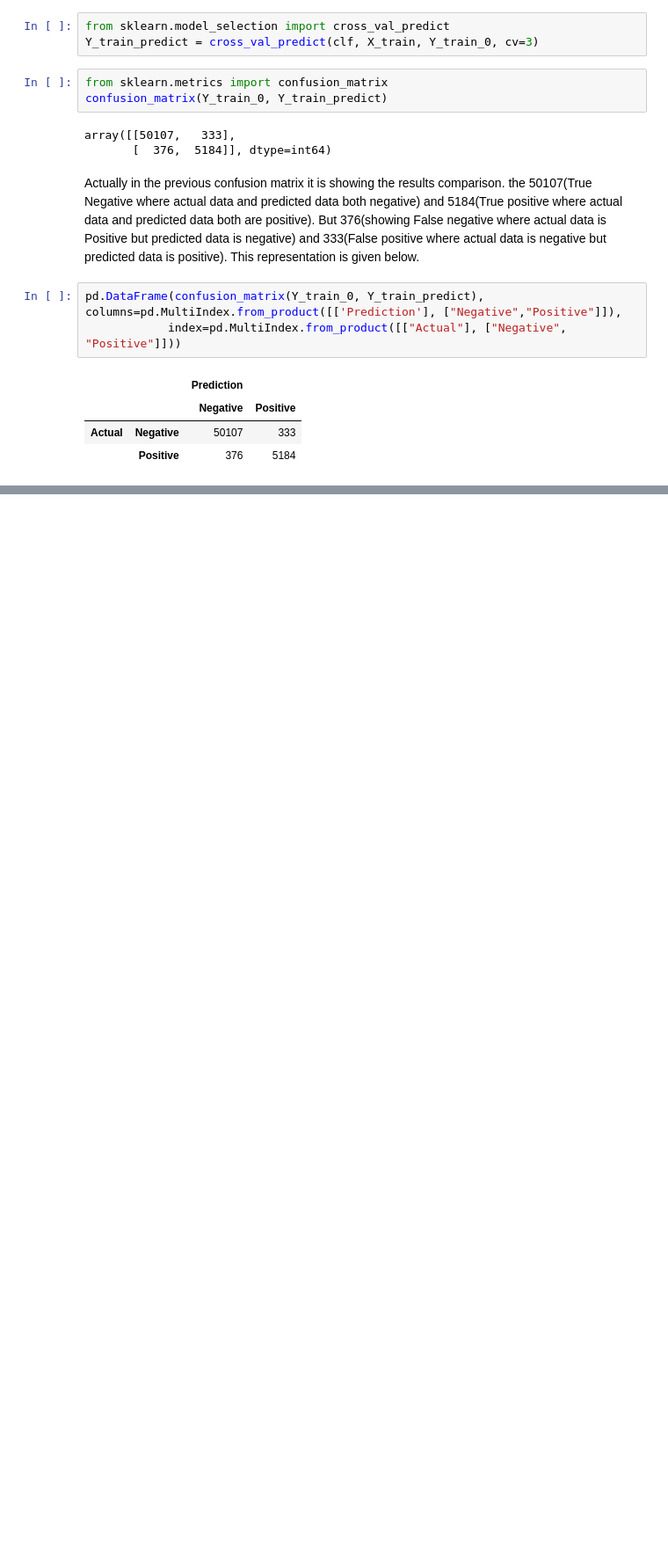
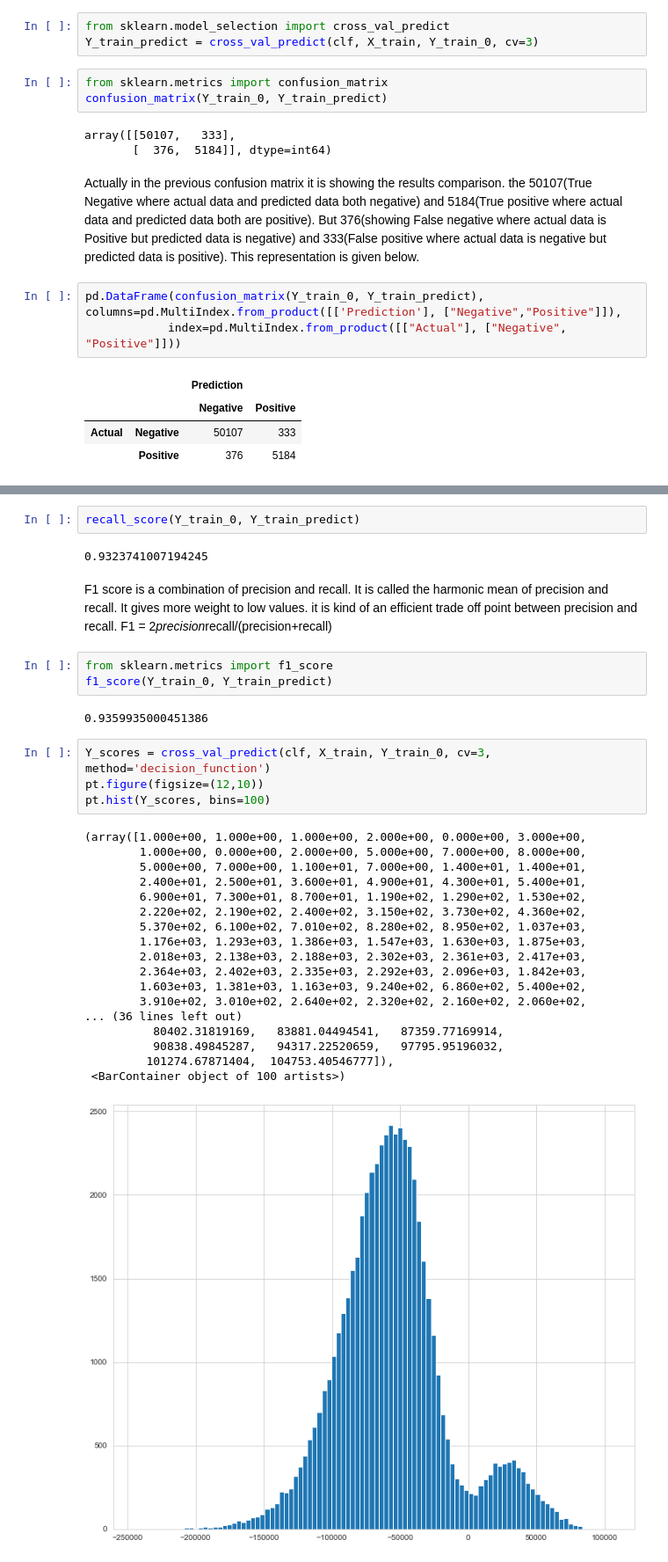
Before and after one commit to mashnun/Classification-Learning, a Jupyter notebook: Classification type ML.ipynb, the cells around one changed output, grey strips where cells are left out. Shown: that part at 88% size. Drawn from its saved outputs; the diff is of its cells as text; blank space fills up the shorter version.

```diff
--- a/Classification type ML.ipynb
+++ b/Classification type ML.ipynb
@@ -249,0 +259,34 @@ pd.DataFrame(confusion_matrix(Y_train_0, Y_train_predict), columns=pd.MultiIndex
+# %%
+recall_score(Y_train_0, Y_train_predict)
+# %% [output]
+0.9323741007194245
+# %% [markdown]
+F1 score is a combination of precision and recall. It is called the harmonic mean of precision and recall. It gives more weight to low values. it is kind of an efficient trade off point between precision and recall. F1 = 2*precision*recall/(precision+recall)
+# %%
+from sklearn.metrics import f1_score
+f1_score(Y_train_0, Y_train_predict)
+# %% [output]
+0.9359935000451386
+# %%
+Y_scores = cross_val_predict(clf, X_train, Y_train_0, cv=3, method='decision_function')
+pt.figure(figsize=(12,10))
+pt.hist(Y_scores, bins=100)
+# %% [output]
+(array([1.000e+00, 1.000e+00, 1.000e+00, 2.000e+00, 0.000e+00, 3.000e+00,
+        1.000e+00, 0.000e+00, 2.000e+00, 5.000e+00, 7.000e+00, 8.000e+00,
+        5.000e+00, 7.000e+00, 1.100e+01, 7.000e+00, 1.400e+01, 1.400e+01,
+        2.400e+01, 2.500e+01, 3.600e+01, 4.900e+01, 4.300e+01, 5.400e+01,
+        6.900e+01, 7.300e+01, 8.700e+01, 1.190e+02, 1.290e+02, 1.530e+02,
+        2.220e+02, 2.190e+02, 2.400e+02, 3.150e+02, 3.730e+02, 4.360e+02,
+        5.370e+02, 6.100e+02, 7.010e+02, 8.280e+02, 8.950e+02, 1.037e+03,
+        1.176e+03, 1.293e+03, 1.386e+03, 1.547e+03, 1.630e+03, 1.875e+03,
+        2.018e+03, 2.138e+03, 2.188e+03, 2.302e+03, 2.361e+03, 2.417e+03,
+        2.364e+03, 2.402e+03, 2.335e+03, 2.292e+03, 2.096e+03, 1.842e+03,
+        1.603e+03, 1.381e+03, 1.163e+03, 9.240e+02, 6.860e+02, 5.400e+02,
+        3.910e+02, 3.010e+02, 2.640e+02, 2.320e+02, 2.160e+02, 2.060e+02,
+... (36 lines left out)
+          80402.31819169,   83881.04494541,   87359.77169914,
+          90838.49845287,   94317.22520659,   97795.95196032,
+         101274.67871404,  104753.40546777]),
+ <BarContainer object of 100 artists>)
+[figure, added]
```
Also changed, not shown: parts of 16 cells of this notebook.
